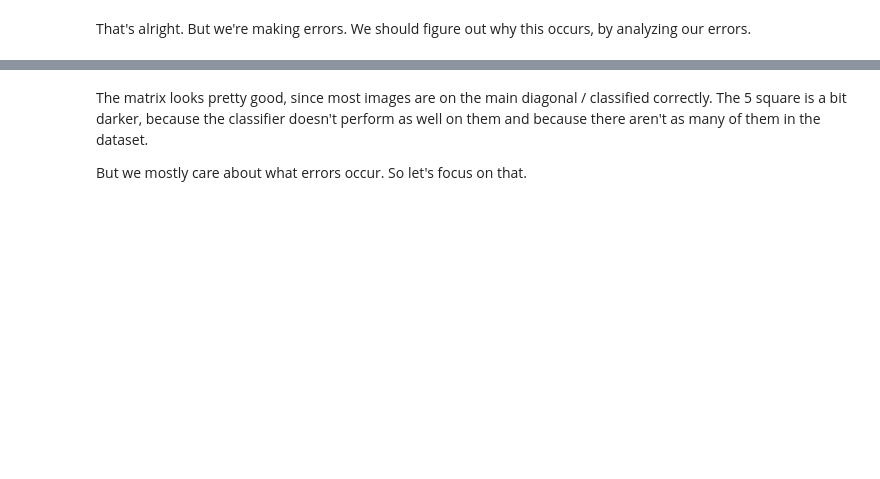
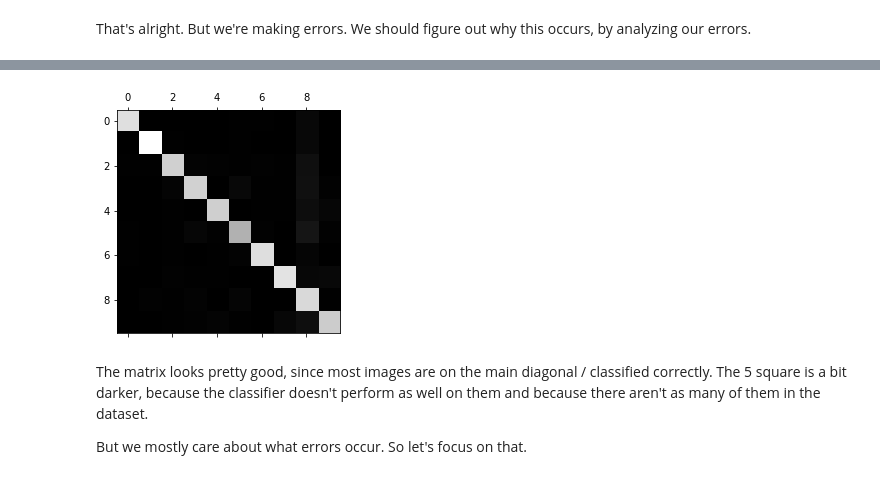
Before and after one commit to larswe/ml-shenanigans, a Jupyter notebook: Digits.ipynb, the cells around one changed output, grey strips where cells are left out. Cells and saved outputs as stored; diff of their text form; code cells hidden in the pictures; blank space fills up the shorter version.

```diff
--- a/Digits.ipynb
+++ b/Digits.ipynb
@@ -510,8 +526,10 @@ conf_mx
 # %%
 # Visualizing this matrix is a bit more convenient
 
-plt.matshow(conf_mx, cmap=plt.cm_gray)
+plt.matshow(conf_mx, cmap=plt.cm.gray)
 plt.show()
+# %% [output]
+[figure, added]
 # %% [markdown]
 The matrix looks pretty good, since most images are on the main diagonal / classified correctly. The 5 square is a bit darker, because the classifier doesn't perform as well on them and because there aren't as many of them in the dataset.
 
```
Also changed, not shown: parts of 11 cells of this notebook, 5 other files.
